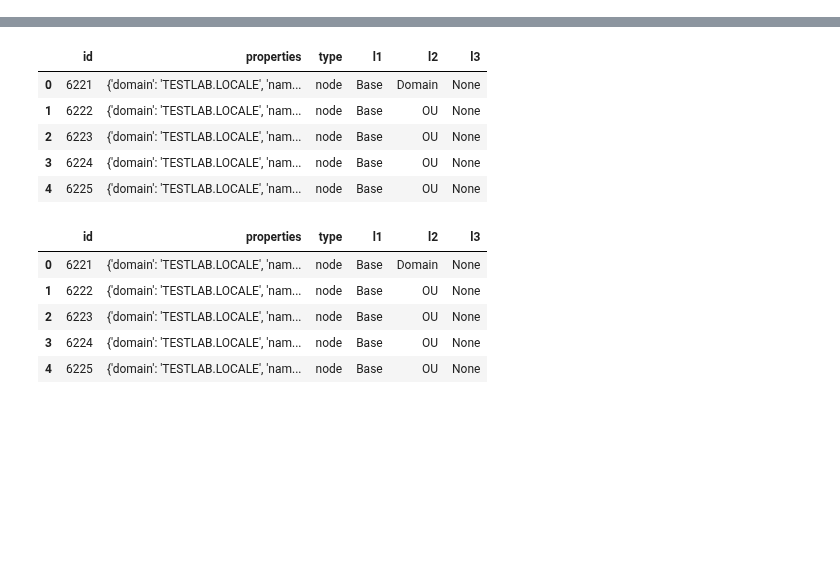
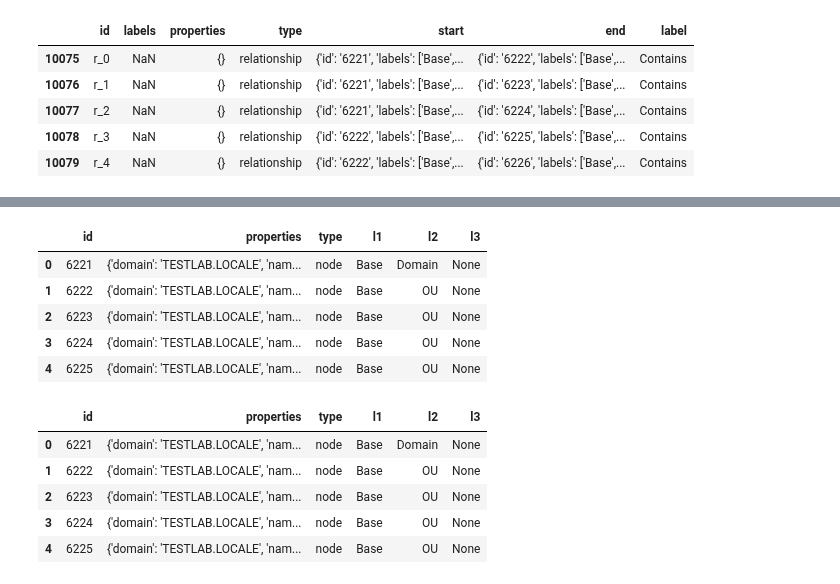
Before and after one commit to markajbell/BH, a Jupyter notebook: activedirectory.ipynb, the cells around one changed output, grey strips where cells are left out. Cells and saved outputs as stored; diff of their text form; code cells hidden in the pictures; blank space fills up the shorter version.

```diff
--- a/activedirectory.ipynb
+++ b/activedirectory.ipynb
@@ -55,3 +57,12 @@ import pandas as pd
 df = pd.DataFrame(data[suf])
 nodes = df[df['type'] == 'node'].copy()
 edges = df[df['type'] == 'relationship'].copy()
+# %%
+edges.head()
+# %% [output]
+|  | id | labels | properties | type | start | end | label |
+| 10075 | r_0 | NaN | {} | relationship | {'id': '6221', 'labels': ['Base',... | {'id': '6222', 'labels': ['Base',... | Contains |
+| 10076 | r_1 | NaN | {} | relationship | {'id': '6221', 'labels': ['Base',... | {'id': '6223', 'labels': ['Base',... | Contains |
+| 10077 | r_2 | NaN | {} | relationship | {'id': '6221', 'labels': ['Base',... | {'id': '6224', 'labels': ['Base',... | Contains |
+| 10078 | r_3 | NaN | {} | relationship | {'id': '6222', 'labels': ['Base',... | {'id': '6225', 'labels': ['Base',... | Contains |
+| 10079 | r_4 | NaN | {} | relationship | {'id': '6222', 'labels': ['Base',... | {'id': '6226', 'labels': ['Base',... | Contains |
```
Also changed, not shown: parts of 16 cells of this notebook.
